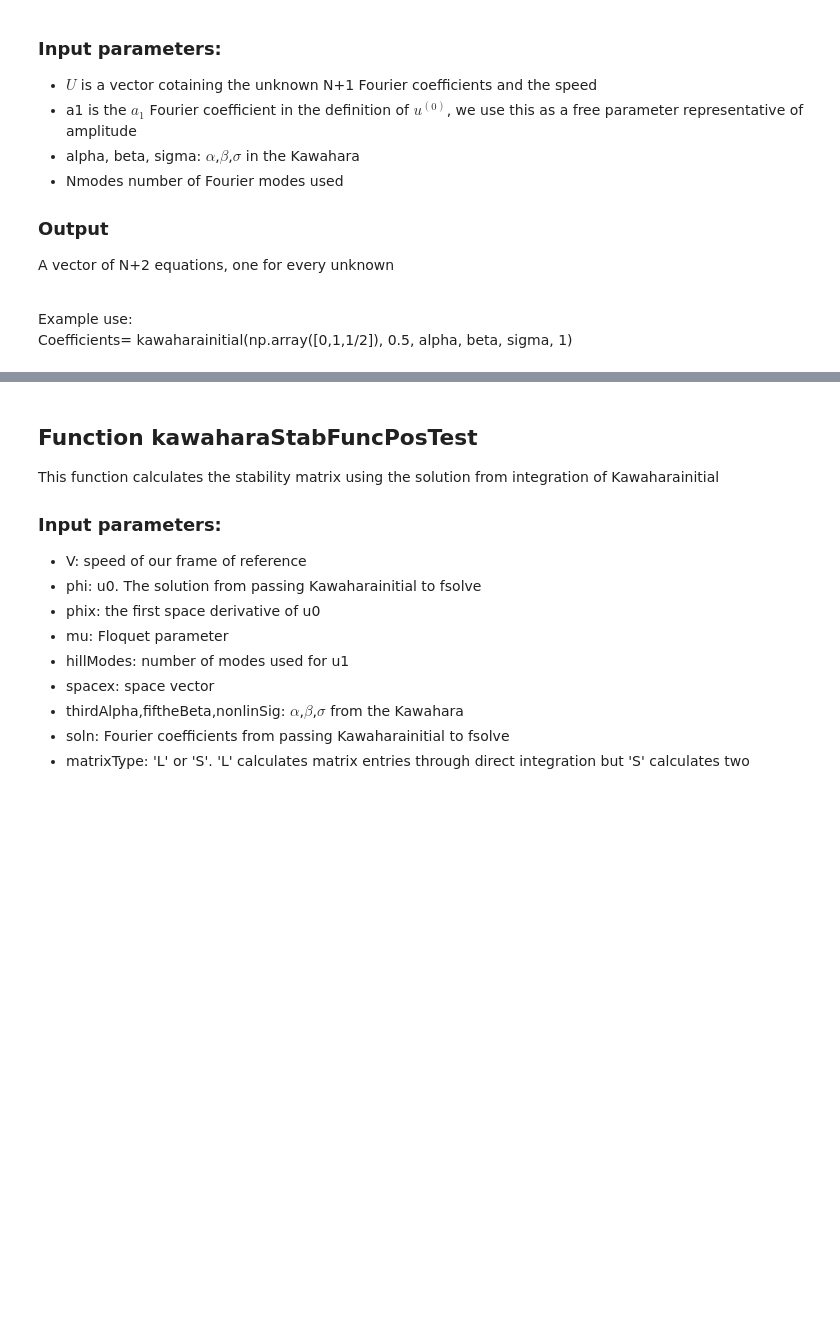
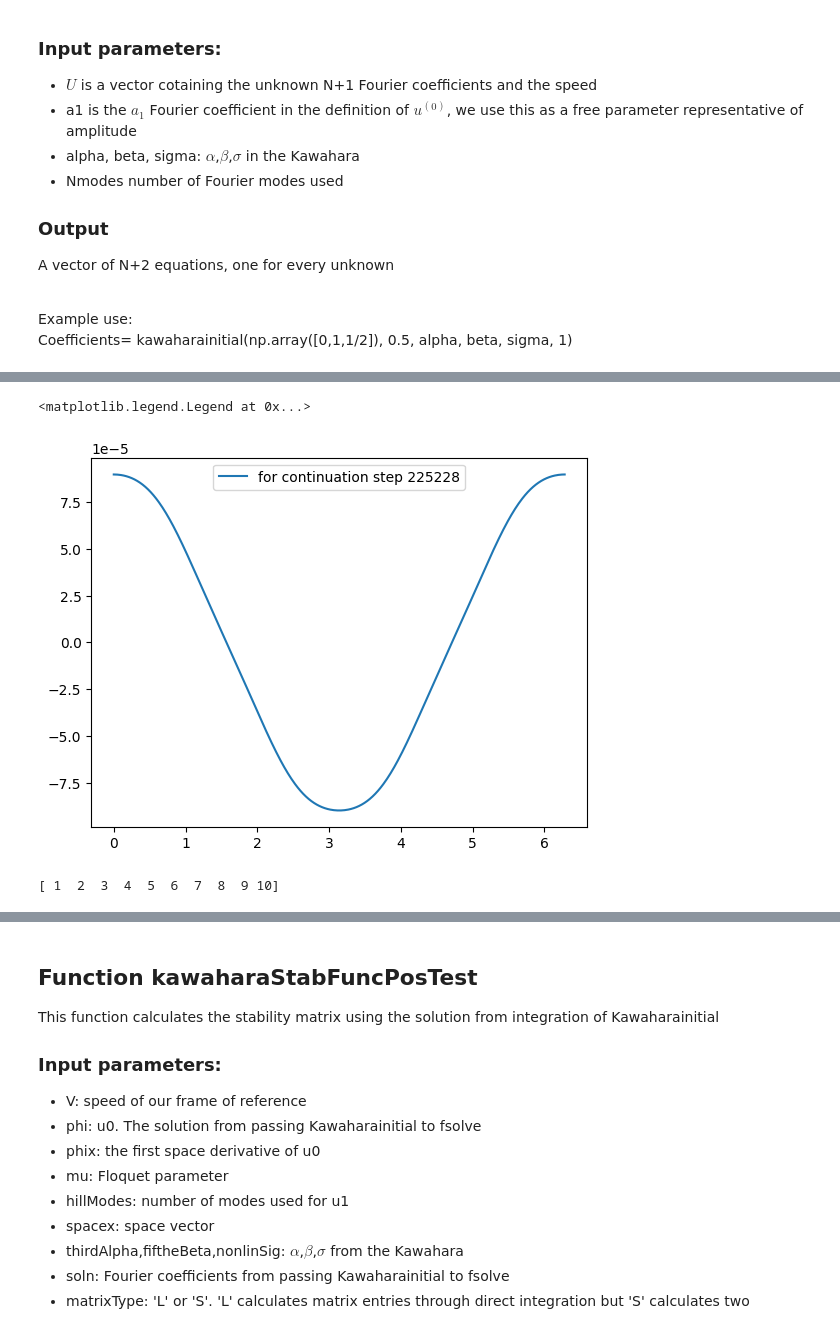
Before and after one commit to naiaseh/Trunk, a Jupyter notebook: StabilityPartOnlyVersion1_3.ipynb, the cells around one changed output, grey strips where cells are left out. Cells and saved outputs as stored; diff of their text form; code cells hidden in the pictures; blank space fills up the shorter version.

```diff
--- a/StabilityPartOnlyVersion1_3.ipynb
+++ b/StabilityPartOnlyVersion1_3.ipynb
@@ -115,0 +123,18 @@ plt.plot(spacex,phi)
+# %%
+phi = soln[0]*np.cos(0.*spacex)
+phix = -0.*soln[0]*np.sin(0.*spacex)
+
+
+ii = 0.
+for aii in soln[1:]:
+    ii = ii+1.
+    phi = phi + aii*np.cos(ii*spacex)
+    phix = phix - (ii)*aii*np.sin(ii*spacex)
+
+
+
+plt.plot(spacex,phi, label = 'for continuation step {}'.format(k))
+plt.legend()
+# %% [output]
+<matplotlib.legend.Legend at 0x...>
+[figure, added]
@@ -115,0 +155,5 @@ plt.plot(spacex,phi)
+# %%
+phi3 = phi/solution[2]
+print(np.arange(1,10+1,1))
+# %% [output]
+[ 1  2  3  4  5  6  7  8  9 10]
```
Also changed, not shown: parts of 9 cells of this notebook, 5 other files.
